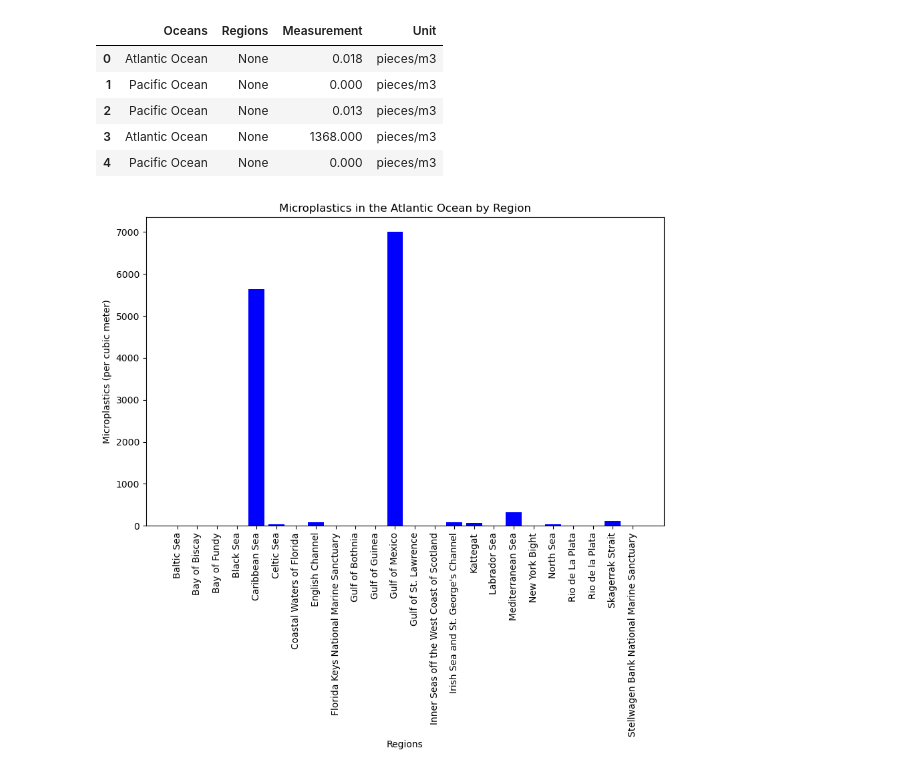
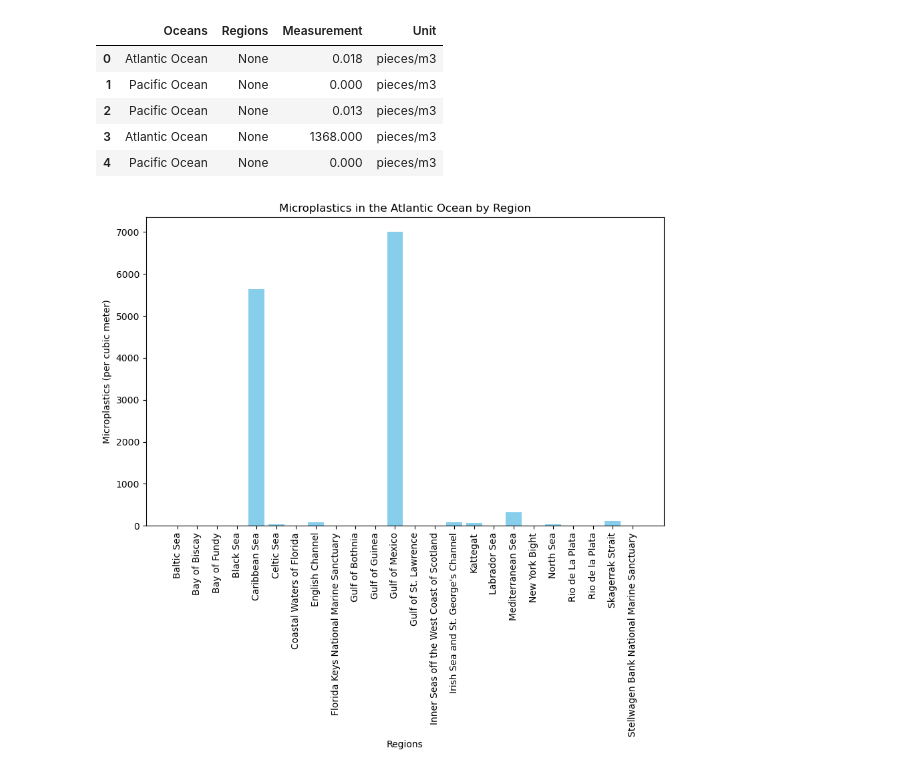
Before and after one commit to emilybomber/Project-3, a Jupyter notebook: Microplastic_JNotebook.ipynb, the cells around one changed output. Drawn from its saved outputs; the diff is of its cells as text; code cells hidden in the pictures.

```diff
--- a/Microplastic_JNotebook.ipynb
+++ b/Microplastic_JNotebook.ipynb
@@ -181,22 +181,22 @@ reduced_oceans_df.head()
 # %%
 #Plot the Atlantic Ocean Data by Region
 specific_ocean = "Atlantic Ocean"
 ocean_df = reduced_oceans_df[reduced_oceans_df['Oceans'] == specific_ocean]
 
 ocean_df = ocean_df.dropna(subset=['Regions'])
 atlantic_ocean_df = ocean_df.sort_values(by="Regions")
 regions = atlantic_ocean_df['Regions']
 measurements = atlantic_ocean_df['Measurement']
 
 plt.figure(figsize=(10,6))
-plt.bar(regions, measurements, color='blue')
+plt.bar(regions, measurements, color='skyblue')
 plt.xlabel('Regions')
 plt.ylabel('Microplastics (per cubic meter)')
 plt.title('Microplastics in the Atlantic Ocean by Region')
 plt.xticks(rotation=90)
 plt.show()
 # %% [output]
-[figure, old version]
+[figure, new version]
 # %%
 #Plot the Pacific Ocean Data by Region
 specific_ocean = "Pacific Ocean"
```
Also changed, not shown: parts of 3 cells of this notebook.
